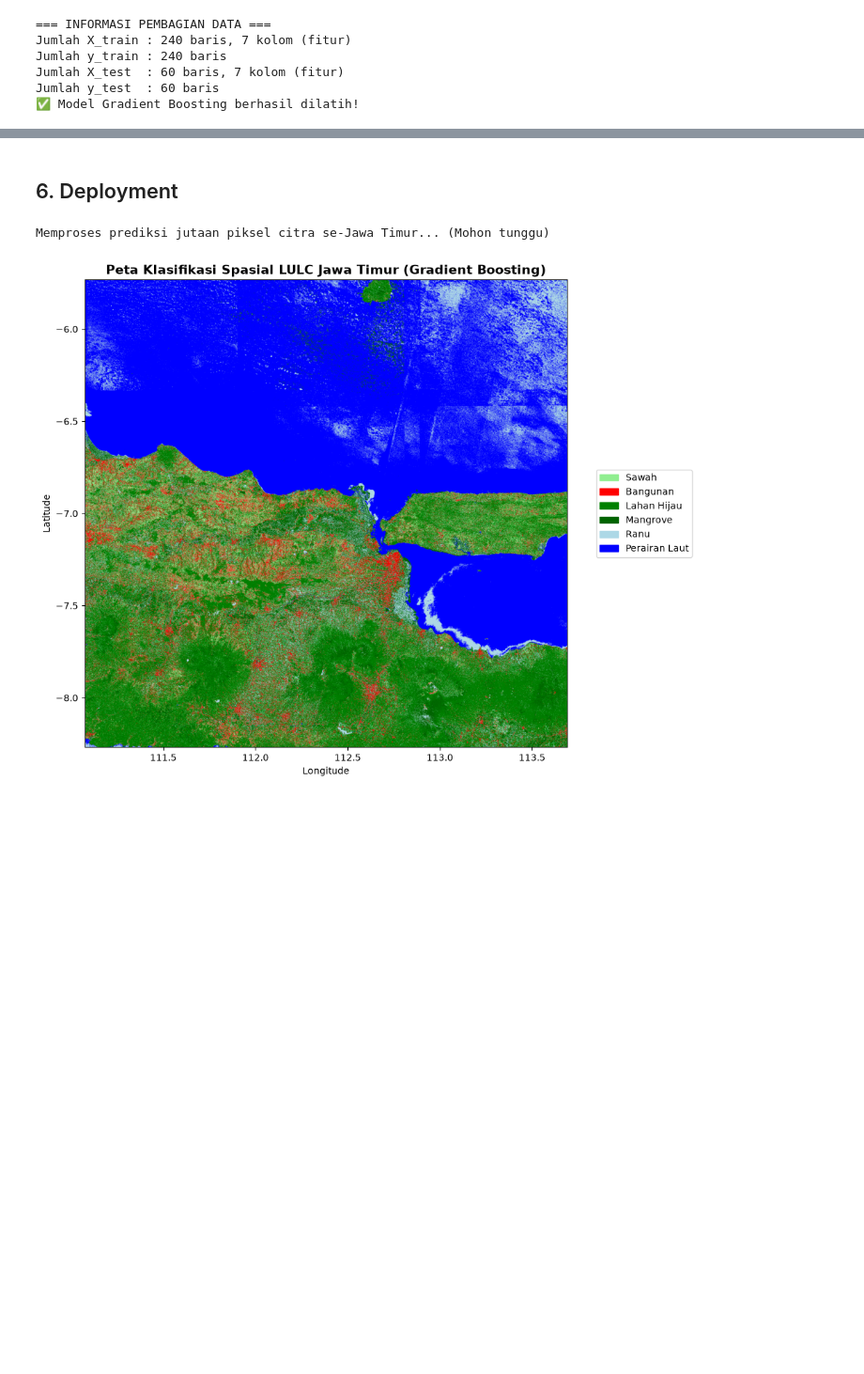
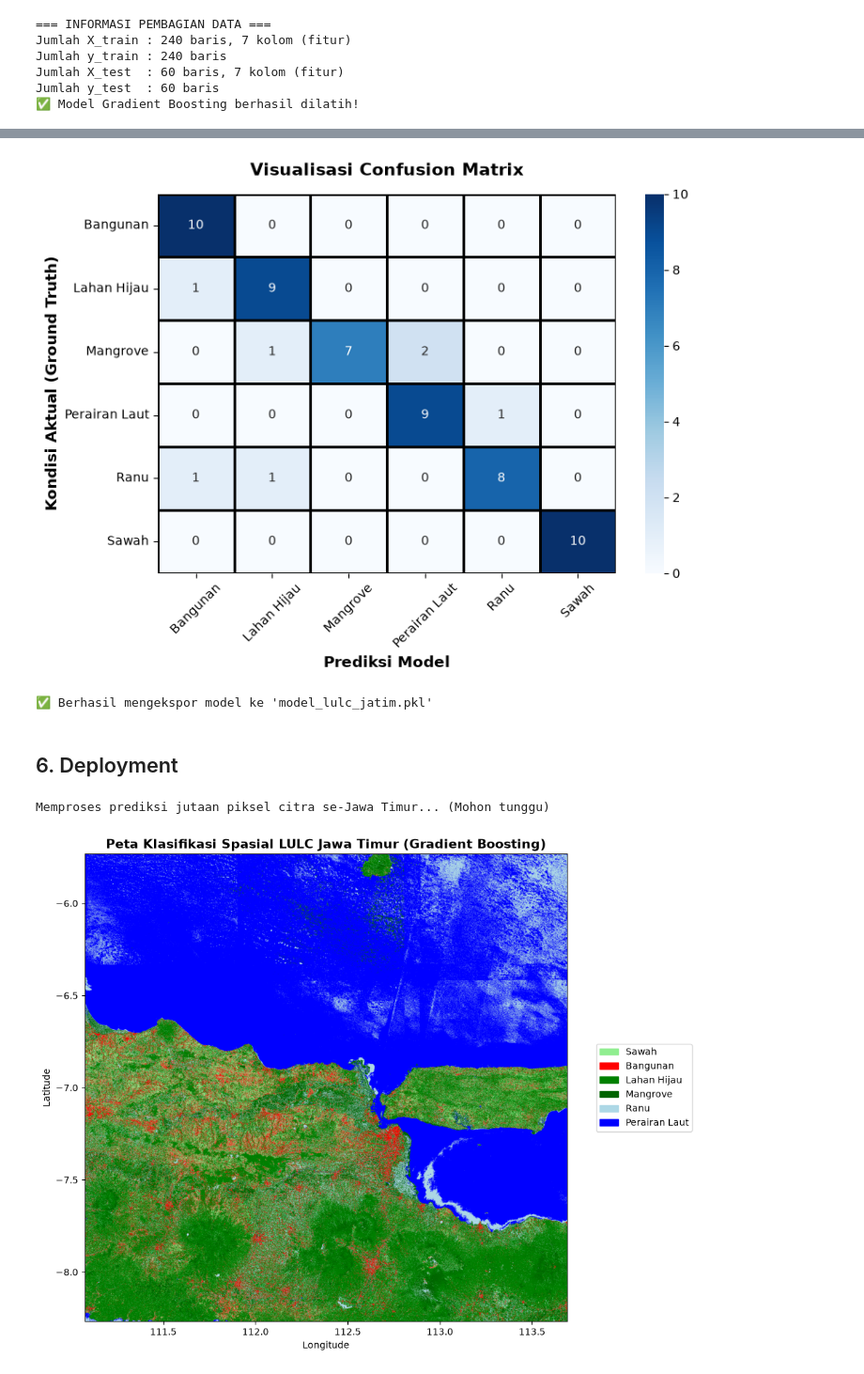
Before and after one commit to NURHABIBATULUMAH/PSD, a Jupyter notebook: _build/jupyter_execute/uts-klasifikasi/uts-klasifikasi.ipynb, the cells around one changed output, grey strips where cells are left out. Shown at 94% size. Saved outputs shown, nothing was run; the diff lists cells and outputs as text; code cells hidden in the pictures; blank space fills up the shorter version.

```diff
--- a/_build/jupyter_execute/uts-klasifikasi/uts-klasifikasi.ipynb
+++ b/_build/jupyter_execute/uts-klasifikasi/uts-klasifikasi.ipynb
@@ -422,15 +447,36 @@ Jumlah y_test  : 60 baris
 # %%
+import matplotlib.pyplot as plt
+import seaborn as sns
 from sklearn.metrics import accuracy_score, classification_report, confusion_matrix
 import joblib
 
-# Prediksi data uji
+# Prediksi untuk Data Testing
 y_pred = model_gb.predict(X_test)
 
-print(f"\n✅ Akurasi Testing Gradient Boosting: {accuracy_score(y_test, y_pred) * 100:.2f}%")
+# 1. Menghitung Jumlah Prediksi yang Gagal
+total_uji = len(y_test)
+prediksi_benar = (y_test == y_pred).sum()
+prediksi_gagal = total_uji - prediksi_benar
+
+print("\n=== HASIL PREDIKSI ===")
+print(f"Total Data Uji (Testing) : {total_uji} sampel")
+print(f"✅ Prediksi Tepat Sasaran : {prediksi_benar} sampel")
+print(f"❌ Prediksi Gagal (Meleset): {prediksi_gagal} sampel")
+print(f"📊 Akurasi Keseluruhan   : {accuracy_score(y_test, y_pred) * 100:.2f}%")
+
+# (Opsional) Menampilkan rincian kelas apa saja yang salah ditebak
+if prediksi_gagal > 0:
+    df_eval = X_test.copy()
+    df_eval['Aktual'] = y_test
+    df_eval['Prediksi'] = y_pred
+    df_salah = df_eval[df_eval['Aktual'] != df_eval['Prediksi']]
+    print("\n--- Detail Sampel yang Salah Tebak ---")
+    print(df_salah[['Aktual', 'Prediksi']].to_string())
+
 print("\n=== CLASSIFICATION REPORT ===")
 print(classification_report(y_test, y_pred))
 
-# Menampilkan Confusion Matrix teks
+# 2. Confusion Matrix dalam format Teks
 cm = confusion_matrix(y_test, y_pred, labels=model_gb.classes_)
 cm_df = pd.DataFrame(
     cm,
@@ -438,10 +484,34 @@ cm_df = pd.DataFrame(
     columns=[f"Prediksi: {c}" for c in model_gb.classes_]
 )
 
-print("\n=== CONFUSION MATRIX ===")
+print("\n=== CONFUSION MATRIX (TEKS) ===")
 print(cm_df.to_string())
 
-# Ekspor untuk Web (Deployment)
+# ==============================================================================
+# 3. TAMBAHAN: MEMUNCULKAN GAMBAR CONFUSION MATRIX (HEATMAP)
+# ==============================================================================
+plt.figure(figsize=(8, 6))
+
+# Membuat grafik Heatmap menggunakan Seaborn
+sns.heatmap(cm, annot=True, fmt='d', cmap='Blues',
+            xticklabels=model_gb.classes_,
+            yticklabels=model_gb.classes_,
+            linewidths=1, linecolor='black')
+
+plt.title('Visualisasi Confusion Matrix', fontsize=14, fontweight='bold', pad=15)
+plt.xlabel('Prediksi Model', fontsize=12, fontweight='bold')
+plt.ylabel('Kondisi Aktual (Ground Truth)', fontsize=12, fontweight='bold')
+plt.xticks(rotation=45)
+plt.tight_layout()
+
+# Menyimpan gambar ke folder agar bisa dipasang di Laporan
+plt.savefig('visualisasi_confusion_matrix.png', dpi=300)
+
+# PERINTAH INI YANG MEMUNCULKAN GAMBAR KE LAYAR JUPYTER
+plt.show()
+# ==============================================================================
+
+# 4. Ekspor untuk Web (Deployment)
 joblib.dump(model_gb, 'model_lulc_jatim.pkl')
 print("\n✅ Berhasil mengekspor model ke 'model_lulc_jatim.pkl'")
 # %% [output]
@@ -465,3 +535,5 @@ Aktual: Sawah                           0                      0
+[figure, added]
+✅ Berhasil mengekspor model ke 'model_lulc_jatim.pkl'
 # %% [markdown]
 ## 6. Deployment
 # %%
```
Also changed, not shown: parts of 5 cells of this notebook, 9 other files.
